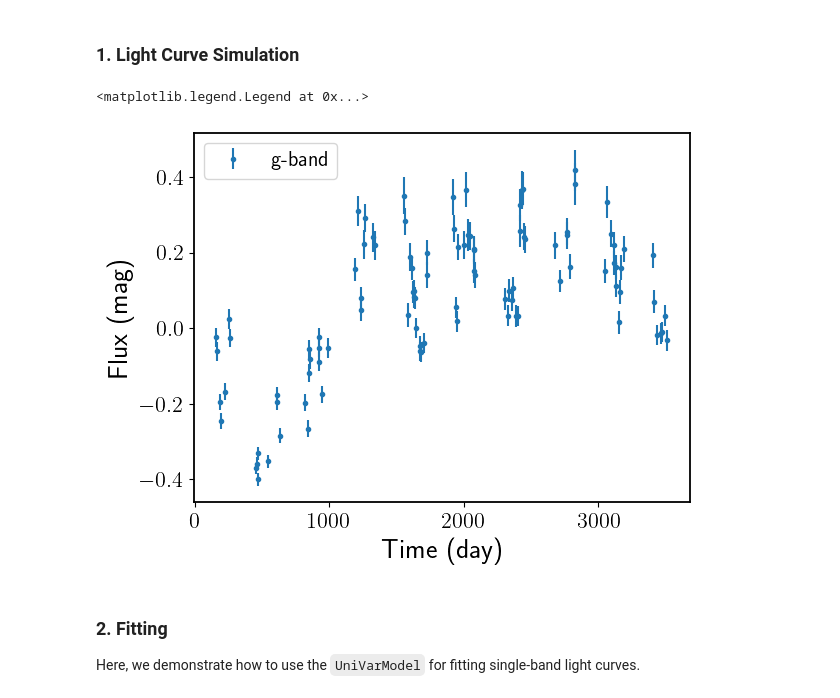
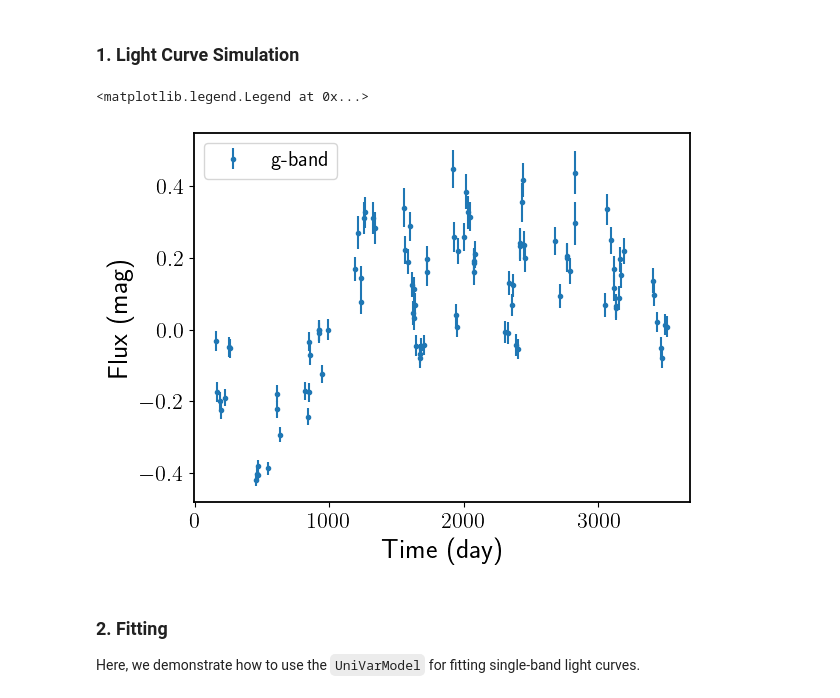
Before and after one commit to ywx649999311/EzTaoX, a Jupyter notebook: tutorials/02_DHO.ipynb, the cells around one changed output. Saved outputs shown, nothing was run; the diff lists cells and outputs as text; code cells hidden in the pictures.

```diff
--- a/tutorials/02_DHO.ipynb
+++ b/tutorials/02_DHO.ipynb
@@ -36,47 +36,49 @@ from eztao.carma import DHO_term
 from eztao.ts import addNoise, gpSimRand
 # %%
 # CARMA(2,1)/DHO parameters
-alphas = {"g": [0.06, 0.0002]}
+alphas = {"g": [0.05, 0.0002]}
 betas = {"g": [0.0006, 0.03]}
 
 # simulation configureations
 snrs = {"g": 5}
 sampling_seeds = {"g": 2}
-noise_seeds = {"g": 111}
+noise_seeds = {"g": 11}
 lags = {"g": 0}
 bands = "g"
 n_yr = 10
 
 ts, ys, yerrs = {}, {}, {}
 ys_noisy = {}
 seed = 2
 for band in bands:
     DHO_kernel = DHO_term(*np.log(alphas[band]), *np.log(betas[band]))
     t, y, yerr = gpSimRand(
         DHO_kernel,
         snrs[band],
-        365 * n_yr, # 10 year LC
+        365 * n_yr,  # 10 year LC
         100,
         lc_seed=seed,
-        downsample_seed=sampling_seeds[band]
+        downsample_seed=sampling_seeds[band],
     )
 
     # add to dict
     ts[band] = t
     ys[band] = y
     yerrs[band] = yerr
     # add simulated photometric noise
     ys_noisy[band] = addNoise(ys[band], yerrs[band], seed=noise_seeds[band] + seed)
 
 for b in bands:
-    plt.errorbar(ts[b][::1], ys_noisy[b][::1], yerrs[b][::1], fmt=".", label=f'{b}-band')
+    plt.errorbar(
+        ts[b][::1], ys_noisy[b][::1], yerrs[b][::1], fmt=".", label=f"{b}-band"
+    )
 
-plt.xlabel('Time (day)')
-plt.ylabel('Flux (mag)')
+plt.xlabel("Time (day)")
+plt.ylabel("Flux (mag)")
 plt.legend(fontsize=15)
 # %% [output]
 <matplotlib.legend.Legend at 0x...>
-[figure, old version]
+[figure, new version]
 # %% [markdown]
 ### 2. Fitting
 Here, we demonstrate how to use the `UniVarModel` for fitting single-band light curves.
```
Also changed, not shown: parts of 17 cells of this notebook, 3 other files.
